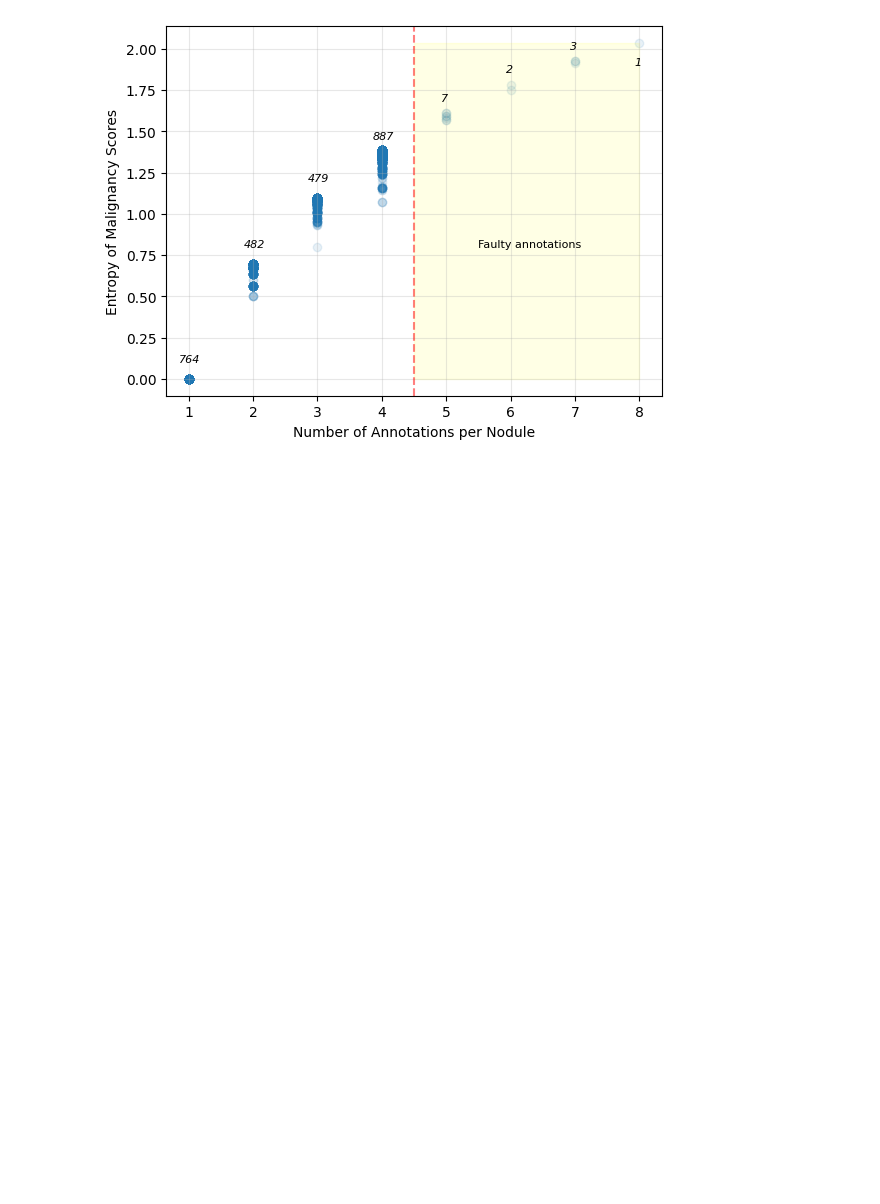
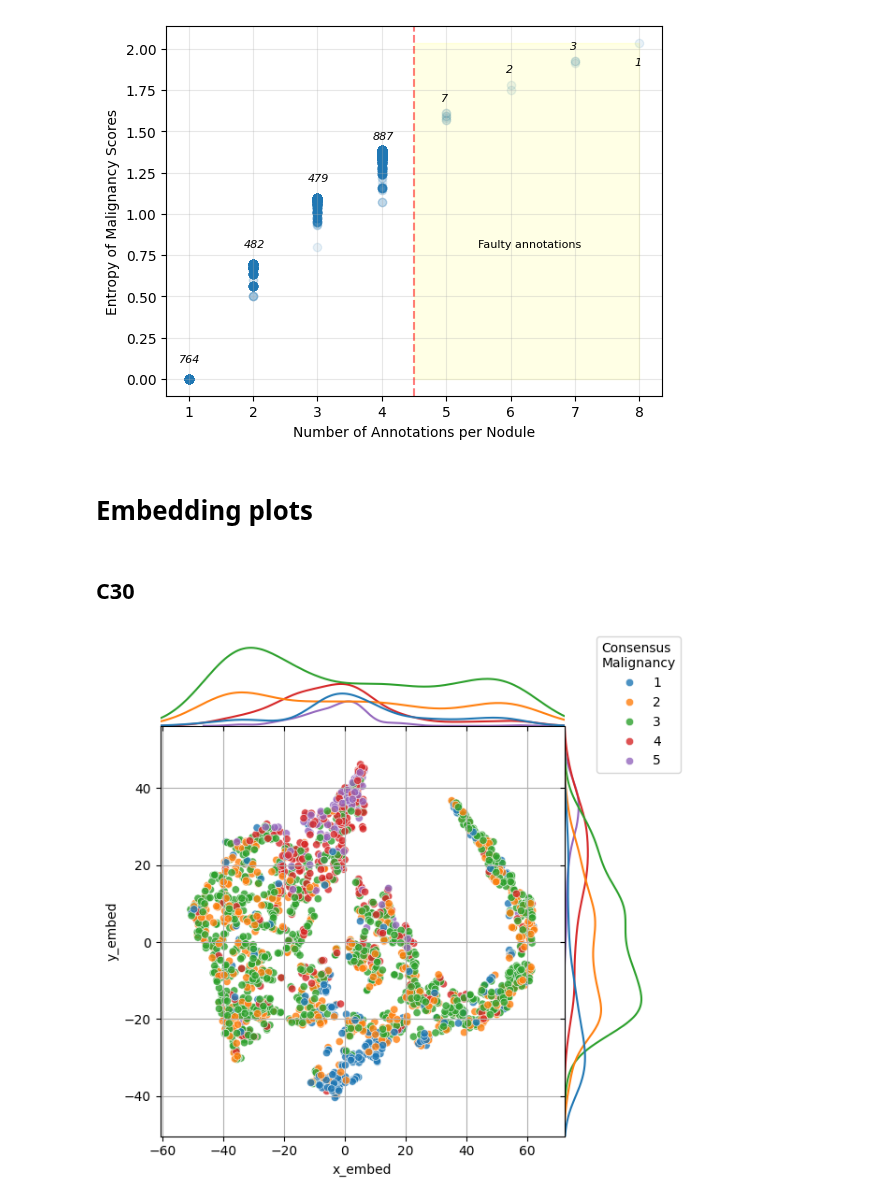
Before and after one commit to maxADeVisser/master_thesis, a Jupyter notebook: report/plots.ipynb, the cells around one changed output. Saved outputs shown, nothing was run; the diff lists cells and outputs as text; code cells hidden in the pictures; blank space fills up the shorter version.

Commit message:
added embeddings plot

```diff
--- a/report/plots.ipynb
+++ b/report/plots.ipynb
@@ -347,3 +303,43 @@ plt.show()
 # plt.show()
 # %% [output]
 [figure]
+# %% [markdown]
+# Embedding plots
+# %%
+import pandas as pd
+import seaborn as sns
+import matplotlib.pyplot as plt
+
+nodule_df = pd.read_csv(nodule_processed_df_path)
+
+ratio = 5 # ratio of jointplot to scatterplot
+height = 6 # height of the jointplot
+padding = 10 # padding between scatterplot and jointplot
+# %% [markdown]
+## C30
+# %%
+embeddings_25d = pd.read_csv("out/embeddings/c30_25D_2411_1543/fold0/embeddings_df.csv")
+embeddings_25d = pd.merge(embeddings_25d, nodule_df, on="nodule_id")
+
+# make the marginals more pointy
+marginal_kws = {
+   "fill": False,
+   "bw_method": 0.3,
+}
+
+# or "crest" color pallete
+g = sns.jointplot(data=embeddings_25d, x="x_embed", y="y_embed", hue="malignancy_consensus", alpha=0.8, palette="tab10", kind="scatter", height=height, ratio=ratio, space=0, marginal_kws=marginal_kws)
+x_min, x_max = embeddings_25d["x_embed"].min(), embeddings_25d["x_embed"].max()
+y_min, y_max = embeddings_25d["y_embed"].min(), embeddings_25d["y_embed"].max()
+
+plt.xlim(x_min - padding, x_max + padding)
+plt.ylim(y_min - padding, y_max + padding)
+
+# Move the legend outside the plot
+plt.legend().remove()
+g.figure.legend(title="Consensus\nMalignancy", bbox_to_anchor=(1.05, 1))
+
+plt.grid(True)
+plt.show()
+# %% [output]
+[figure, added]
```
Also changed, not shown: parts of 3 cells of this notebook.
